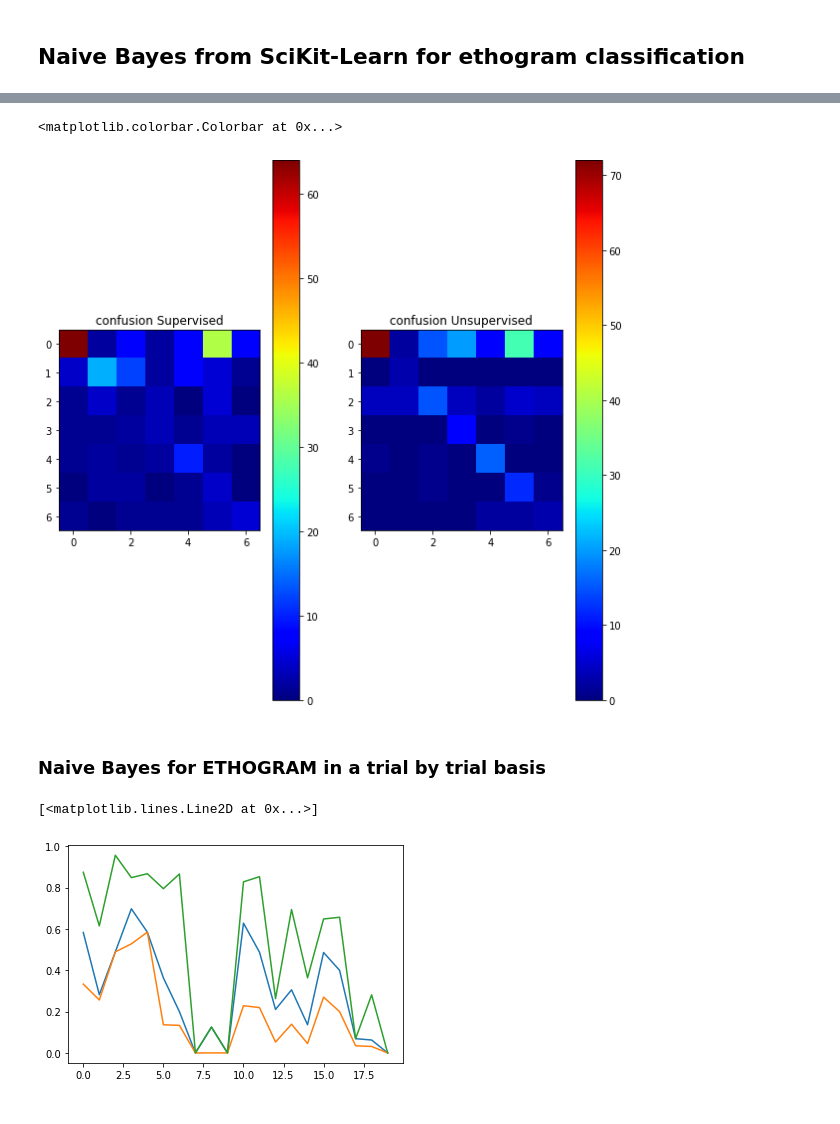
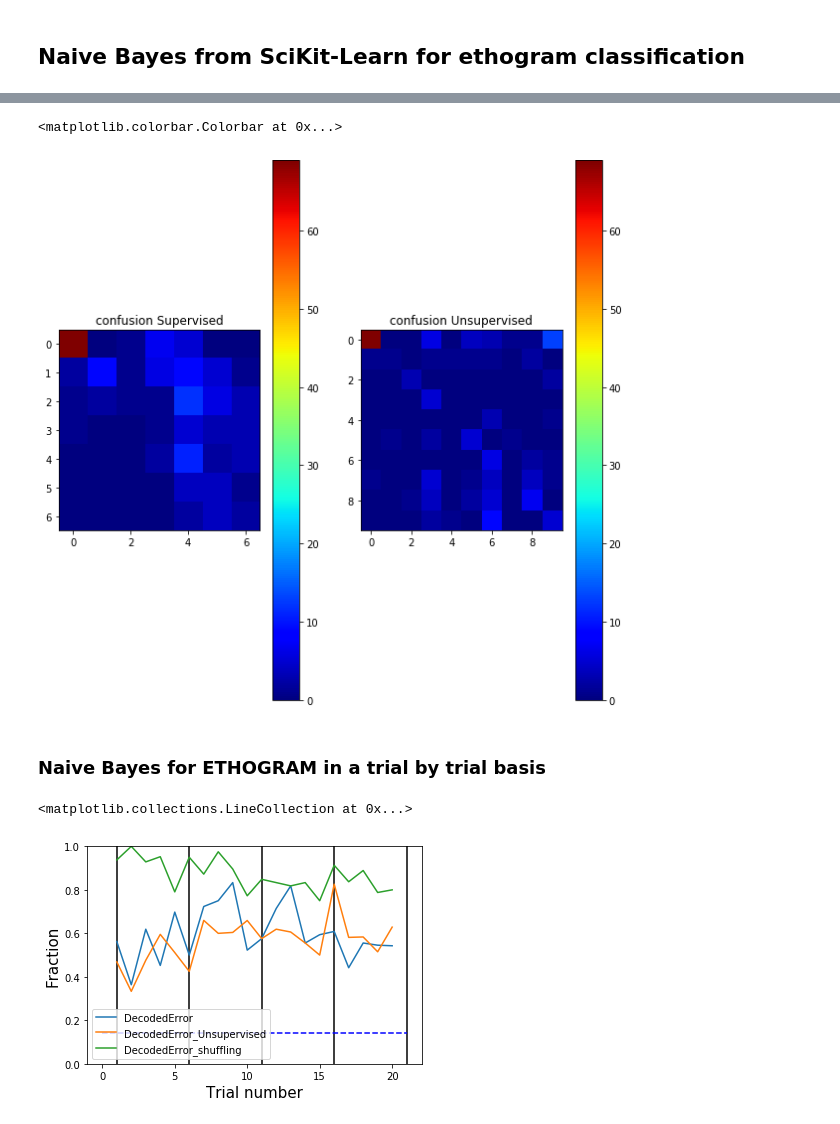
Before and after one commit to melisamc89/neural_analysys, a Jupyter notebook: src/bayes_decoder_ethogram.ipynb, the cells around one changed output, grey strips where cells are left out. Cells and saved outputs as stored; diff of their text form; code cells hidden in the pictures.

```diff
--- a/src/bayes_decoder_ethogram.ipynb
+++ b/src/bayes_decoder_ethogram.ipynb
@@ -27,7 +27,7 @@ import math
 # define mouse information, and preprocessin versions from analysis.
 # load data for all sessions in this mouse and compute mean activity for each neuron.
 
-mouse = 56165        ### mouse number id
+mouse = 32363        ### mouse number id
 decoding_v = 1            ## decoding version, normaly equal to one
 motion_correction_v = 20  ### 100 means everything was aligned, 200 means it was also equalized, 20 is for day wise
 alignment_v = 3           ## alignment version, version 3 is for day wise
@@ -353,12 +353,12 @@ axes1.set_title('confusion Unsupervised')
 figure.colorbar(pos1, ax=axes1)
 # %% [output]
 <matplotlib.colorbar.Colorbar at 0x...>
-[figure, old version]
+[figure, new version]
 # %% [markdown]
 ### Naive Bayes for ETHOGRAM in a trial by trial basis
 # %%
 day = 0
-FR_limit = 10
+FR_limit = 15
 
 X = []
 y = []
@@ -426,16 +426,23 @@ for trial in range(5*4):
     y_pred_list_shuffle.append(y_pred_shuffle)
     error_shuffle.append((y_test != y_pred).sum()/X_test.shape[0])
 # %%
-plt.plot(error)
-plt.plot(error_unsup)
-plt.plot(error_shuffle)
+figure, axes = plt.subplots(1)
+
+axes.plot(np.arange(1,len(error)+1),error)
+axes.plot(np.arange(1,len(error)+1),error_unsup)
+axes.plot(np.arange(1,len(error)+1),error_shuffle)
+
+axes.legend(['DecodedError','DecodedError_Unsupervised', 'DecodedError_shuffling'])
+axes.set_xlabel('Trial number', fontsize = 15)
+axes.set_ylabel('Fraction', fontsize = 15)
+axes.set_ylim([0,1])
 
 plt.vlines(1, 0, 1, colors='k', linestyles='-')
 plt.vlines(6, 0, 1, colors='k', linestyles='-')
 plt.vlines(11, 0, 1, colors='k', linestyles='-')
 plt.vlines(16, 0, 1, colors='k', linestyles='-')
 plt.vlines(21, 0, 1, colors='k', linestyles='-')
-plt.hlines((700/BINS)/7, 0, 21, colors='b', linestyles='--')
+plt.hlines(1/7, 0, 21, colors='b', linestyles='--')
 # %% [output]
-[<matplotlib.lines.Line2D at 0x...>]
+<matplotlib.collections.LineCollection at 0x...>
-[figure, old version]
+[figure, new version]
```
Also changed, not shown: parts of 3 cells of this notebook, 2 other files.
